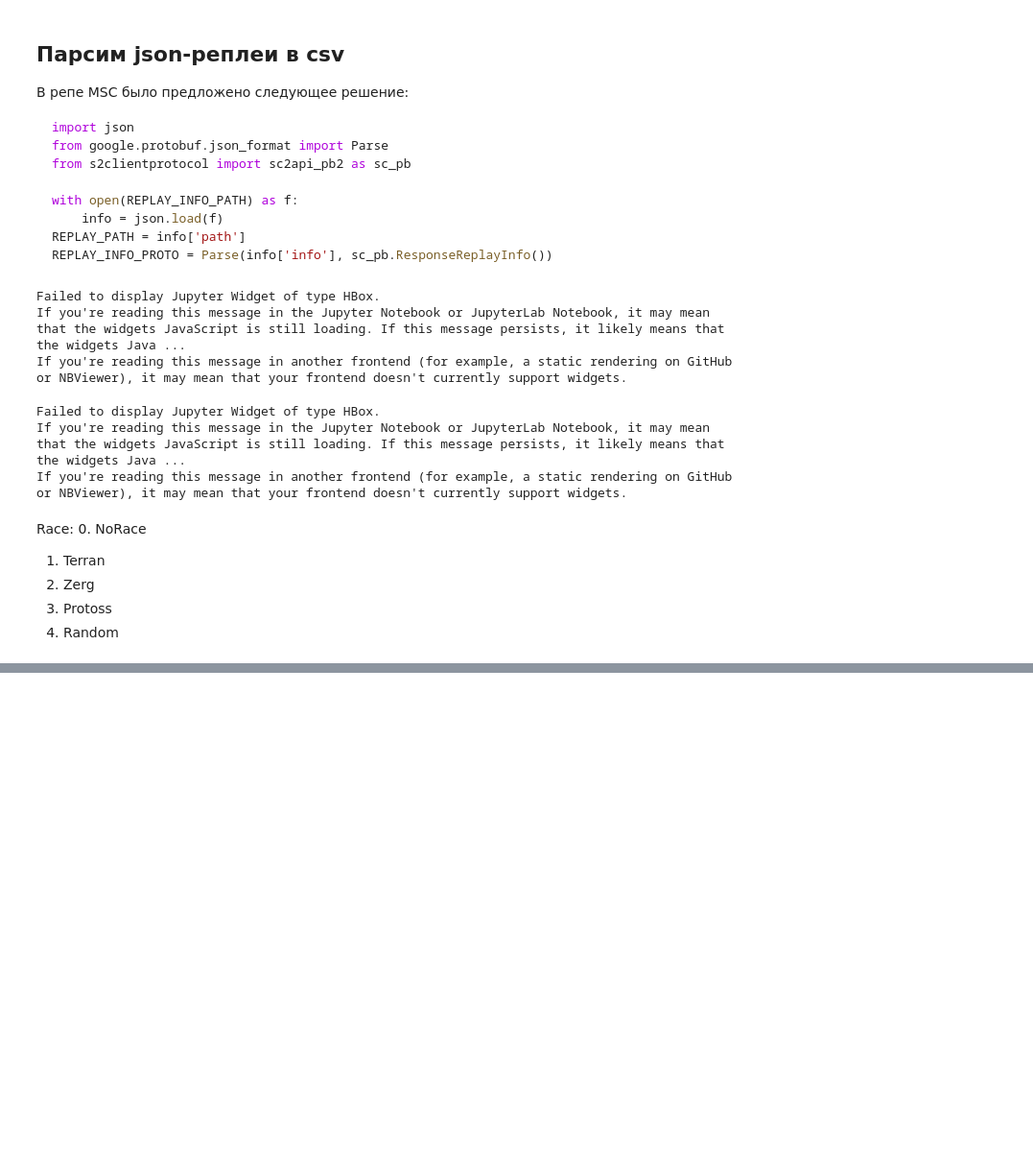
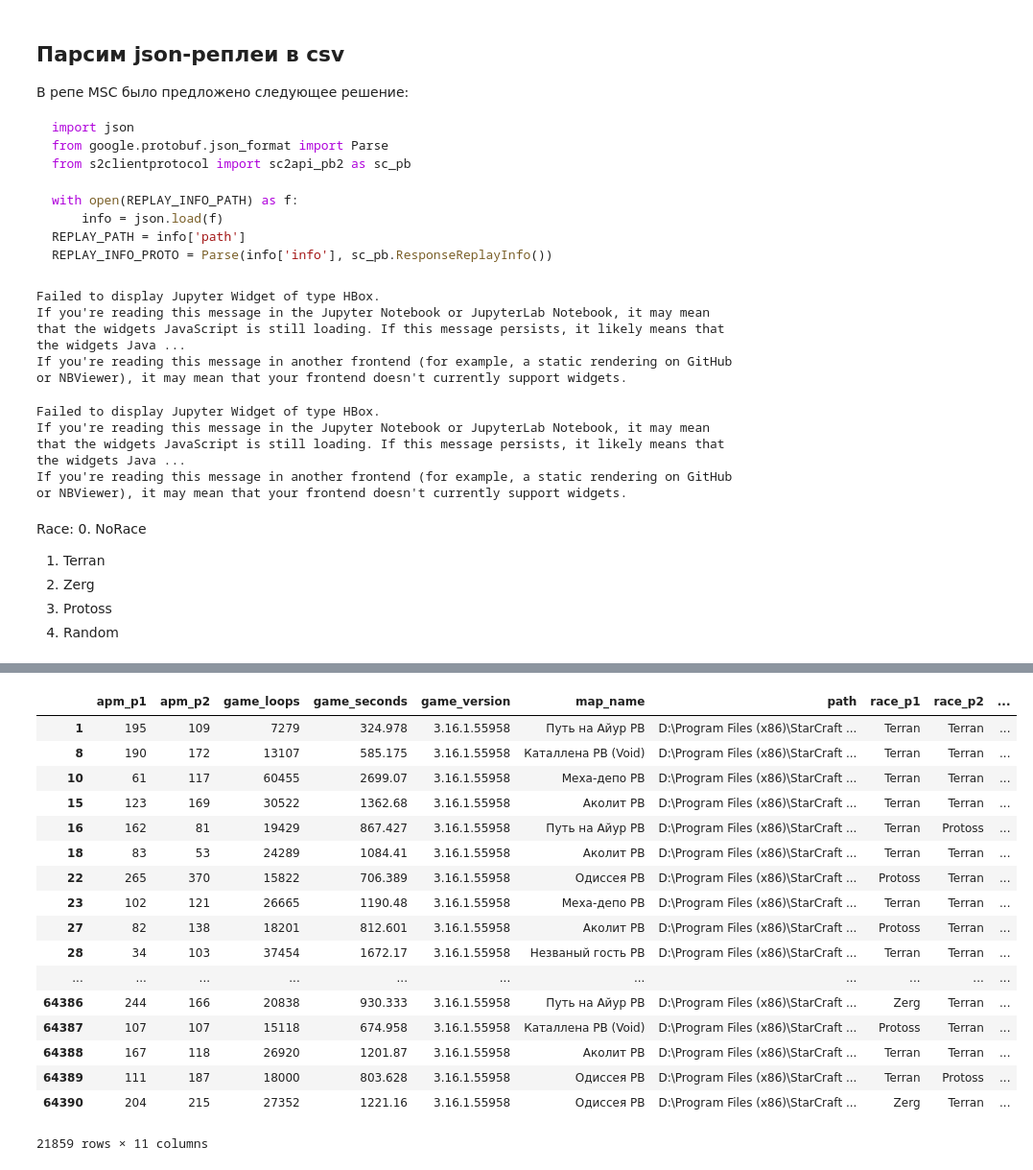
Before and after one commit to arturblch/pysc2_help, a Jupyter notebook: notebooks/Data Mining.ipynb, the cells around one changed output, grey strips where cells are left out. Shown at 96% size. Saved outputs shown, nothing was run; the diff lists cells and outputs as text; code cells hidden in the pictures; blank space fills up the shorter version.

```diff
--- a/notebooks/Data Mining.ipynb
+++ b/notebooks/Data Mining.ipynb
@@ -125,0 +103,10 @@ games_df
+# %%
+def race(num):
+    if num ==1:
+        return('Terran')
+    if num ==2:
+        return('Zerg')
+    if num ==3:
+        return('Protoss')
+
+games_df['race_p1'] = games_df['race_p1'].map({1:'Terran', 2: 'Zerg', 3: 'Protoss'})
@@ -125,0 +131,32 @@ games_df
+# %%
+def mutchup(row):
+    p = sorted([row.race_p1,row.race_p2])
+    return (p[0][0] + 'v' + p[1][0])
+
+games_df['mutchup'] = games_df.apply(mutchup, axis=1)
+# %%
+filter_games = games_df[(games_df.apm_p1 > 30) & (games_df.apm_p2 > 30)]
+# %%
+filter_games = filter_games[filter_games.game_seconds > 60]
+# %%
+filter_games[(filter_games.race_p1 =='Terran') & (filter_games.win_player ==1)
+           | (filter_games.race_p2 =='Terran') & (filter_games.win_player == 2)]
+# %% [output]
+|  | apm_p1 | apm_p2 | game_loops | game_seconds | game_version | map_name | path | race_p1 | race_p2 | ... |
+| 1 | 195 | 109 | 7279 | 324.978 | 3.16.1.55958 | Путь на Айур РВ | D:\Program Files (x86)\StarCraft ... | Terran | Terran | ... |
+| 8 | 190 | 172 | 13107 | 585.175 | 3.16.1.55958 | Каталлена РВ (Void) | D:\Program Files (x86)\StarCraft ... | Terran | Terran | ... |
+| 10 | 61 | 117 | 60455 | 2699.07 | 3.16.1.55958 | Меха-депо РВ | D:\Program Files (x86)\StarCraft ... | Terran | Terran | ... |
+| 15 | 123 | 169 | 30522 | 1362.68 | 3.16.1.55958 | Аколит РВ | D:\Program Files (x86)\StarCraft ... | Terran | Terran | ... |
+| 16 | 162 | 81 | 19429 | 867.427 | 3.16.1.55958 | Путь на Айур РВ | D:\Program Files (x86)\StarCraft ... | Terran | Protoss | ... |
+| 18 | 83 | 53 | 24289 | 1084.41 | 3.16.1.55958 | Аколит РВ | D:\Program Files (x86)\StarCraft ... | Terran | Terran | ... |
+| 22 | 265 | 370 | 15822 | 706.389 | 3.16.1.55958 | Одиссея РВ | D:\Program Files (x86)\StarCraft ... | Protoss | Terran | ... |
+| 23 | 102 | 121 | 26665 | 1190.48 | 3.16.1.55958 | Меха-депо РВ | D:\Program Files (x86)\StarCraft ... | Terran | Terran | ... |
+| 27 | 82 | 138 | 18201 | 812.601 | 3.16.1.55958 | Аколит РВ | D:\Program Files (x86)\StarCraft ... | Protoss | Terran | ... |
+| 28 | 34 | 103 | 37454 | 1672.17 | 3.16.1.55958 | Незваный гость РВ | D:\Program Files (x86)\StarCraft ... | Terran | Terran | ... |
+| ... | ... | ... | ... | ... | ... | ... | ... | ... | ... | ... |
+| 64386 | 244 | 166 | 20838 | 930.333 | 3.16.1.55958 | Путь на Айур РВ | D:\Program Files (x86)\StarCraft ... | Zerg | Terran | ... |
+| 64387 | 107 | 107 | 15118 | 674.958 | 3.16.1.55958 | Каталлена РВ (Void) | D:\Program Files (x86)\StarCraft ... | Protoss | Terran | ... |
+| 64388 | 167 | 118 | 26920 | 1201.87 | 3.16.1.55958 | Аколит РВ | D:\Program Files (x86)\StarCraft ... | Terran | Terran | ... |
+| 64389 | 111 | 187 | 18000 | 803.628 | 3.16.1.55958 | Одиссея РВ | D:\Program Files (x86)\StarCraft ... | Terran | Protoss | ... |
+| 64390 | 204 | 215 | 27352 | 1221.16 | 3.16.1.55958 | Одиссея РВ | D:\Program Files (x86)\StarCraft ... | Zerg | Terran | ... |
+21859 rows × 11 columns
```
Also changed, not shown: parts of 5 cells of this notebook, 1 other file.
